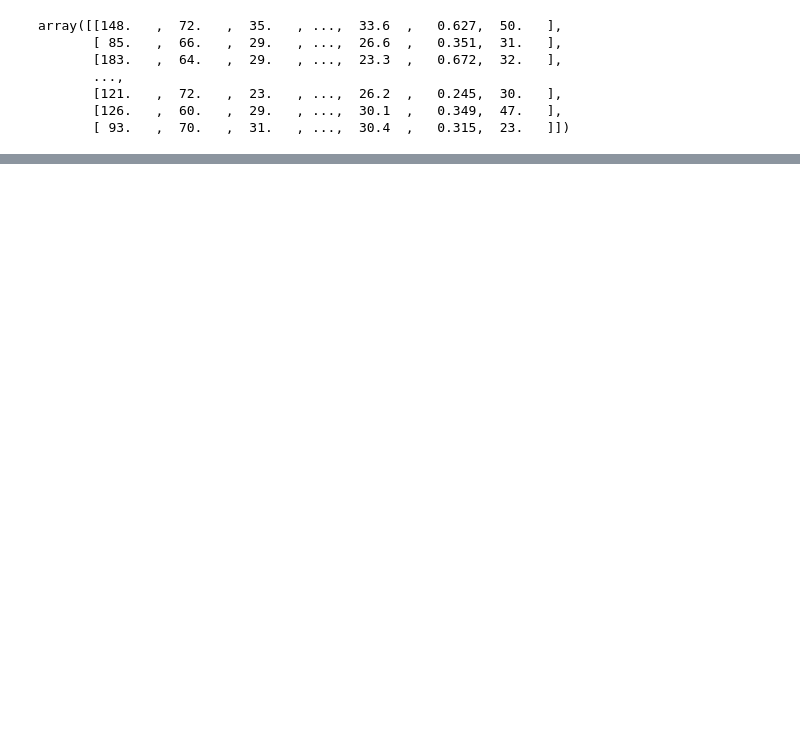
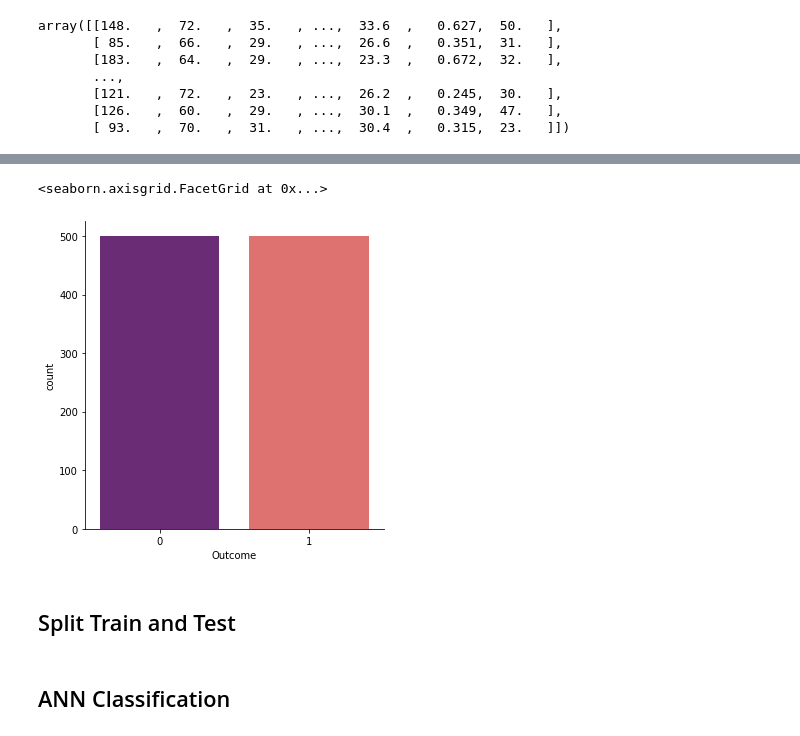
Before and after one commit to VitikaJain25/HealthCareNLPCourse, a Jupyter notebook: ANN_Classification_Diabetes_Classification.ipynb, the cells around one changed output, grey strips where cells are left out. Cells and saved outputs as stored; diff of their text form; code cells hidden in the pictures; blank space fills up the shorter version.

```diff
--- a/ANN_Classification_Diabetes_Classification.ipynb
+++ b/ANN_Classification_Diabetes_Classification.ipynb
@@ -141,0 +186,19 @@ array([[148.   ,  72.   ,  35.   , ...,  33.6  ,   0.627,  50.   ],
+# %%
+# Random Oversampling
+# Resample using "bootstrapping" method to generate samples by upsampling for each class
+from sklearn.utils import resample
+df_0 = diabetes_df[diabetes_df['Outcome'] == 0]
+df_1 = diabetes_df[diabetes_df['Outcome'] == 1]
+# %%
+# Apply Resampling
+# Upsampling
+df_1_upsample = resample(df_1, n_samples = 500, replace = True, random_state = 123)
+# %%
+diabetes_df1 = pd.concat([df_0, df_1_upsample])
+# %%
+sns.catplot(x = "Outcome", kind = "count", data = diabetes_df1, palette = 'magma')
+# %% [output]
+<seaborn.axisgrid.FacetGrid at 0x...>
+[figure, added]
+# %% [markdown]
+## Split Train and Test
@@ -141,0 +211,2 @@ array([[148.   ,  72.   ,  35.   , ...,  33.6  ,   0.627,  50.   ],
+# %% [markdown]
+## ANN Classification
```
Also changed, not shown: parts of 13 cells of this notebook.
